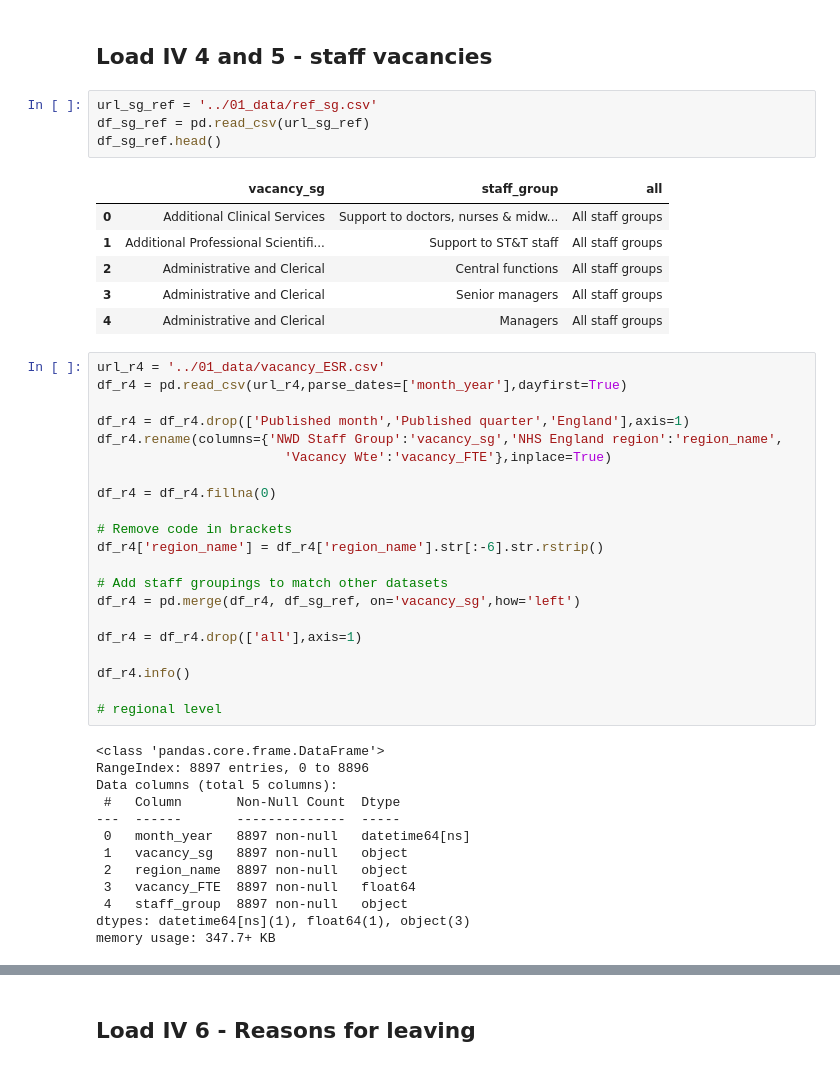
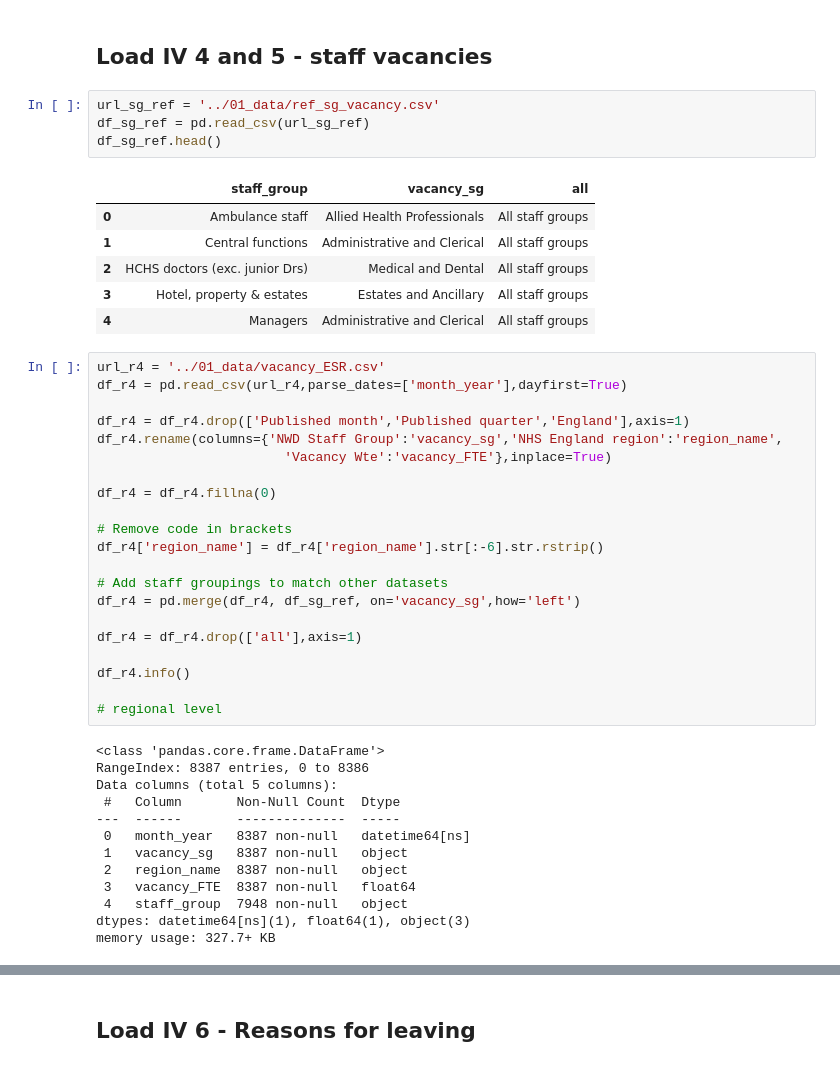
Before and after one commit to marierrogers/HSMAproject2023, a Jupyter notebook: 02_scripts/data_processing_for_model.ipynb, the cells around one changed output, grey strips where cells are left out. Drawn from its saved outputs; the diff is of its cells as text.

```diff
--- a/02_scripts/data_processing_for_model.ipynb
+++ b/02_scripts/data_processing_for_model.ipynb
@@ -259,16 +259,16 @@ memory usage: 139.7+ KB
 # %% [markdown]
 ## Load IV 4 and 5 - staff vacancies
 # %%
-url_sg_ref = '../01_data/ref_sg.csv'
+url_sg_ref = '../01_data/ref_sg_vacancy.csv'
 df_sg_ref = pd.read_csv(url_sg_ref)
 df_sg_ref.head()
 # %% [output]
-|  | vacancy_sg | staff_group | all |
-| 0 | Additional Clinical Services | Support to doctors, nurses & midw... | All staff groups |
-| 1 | Additional Professional Scientifi... | Support to ST&T staff | All staff groups |
-| 2 | Administrative and Clerical | Central functions | All staff groups |
-| 3 | Administrative and Clerical | Senior managers | All staff groups |
-| 4 | Administrative and Clerical | Managers | All staff groups |
+|  | staff_group | vacancy_sg | all |
+| 0 | Ambulance staff | Allied Health Professionals | All staff groups |
+| 1 | Central functions | Administrative and Clerical | All staff groups |
+| 2 | HCHS doctors (exc. junior Drs) | Medical and Dental | All staff groups |
+| 3 | Hotel, property & estates | Estates and Ancillary | All staff groups |
+| 4 | Managers | Administrative and Clerical | All staff groups |
 # %%
 url_r4 = '../01_data/vacancy_ESR.csv'
 df_r4 = pd.read_csv(url_r4,parse_dates=['month_year'],dayfirst=True)
@@ -292,17 +292,17 @@ df_r4.info()
 # regional level
 # %% [output]
 <class 'pandas.core.frame.DataFrame'>
-RangeIndex: 8897 entries, 0 to 8896
+RangeIndex: 8387 entries, 0 to 8386
 Data columns (total 5 columns):
  #   Column       Non-Null Count  Dtype
 ---  ------       --------------  -----
- 0   month_year   8897 non-null   datetime64[ns]
- 1   vacancy_sg   8897 non-null   object
- 2   region_name  8897 non-null   object
- 3   vacancy_FTE  8897 non-null   float64
- 4   staff_group  8897 non-null   object
+ 0   month_year   8387 non-null   datetime64[ns]
+ 1   vacancy_sg   8387 non-null   object
+ 2   region_name  8387 non-null   object
+ 3   vacancy_FTE  8387 non-null   float64
+ 4   staff_group  7948 non-null   object
 dtypes: datetime64[ns](1), float64(1), object(3)
-memory usage: 347.7+ KB
+memory usage: 327.7+ KB
 # %%
 url_r5 = '../01_data/vacancy_TRAC.csv'
 df_r5 = pd.read_csv(url_r5,parse_dates=['month_year'],dayfirst=True)
```
Also changed, not shown: parts of 15 cells of this notebook.
